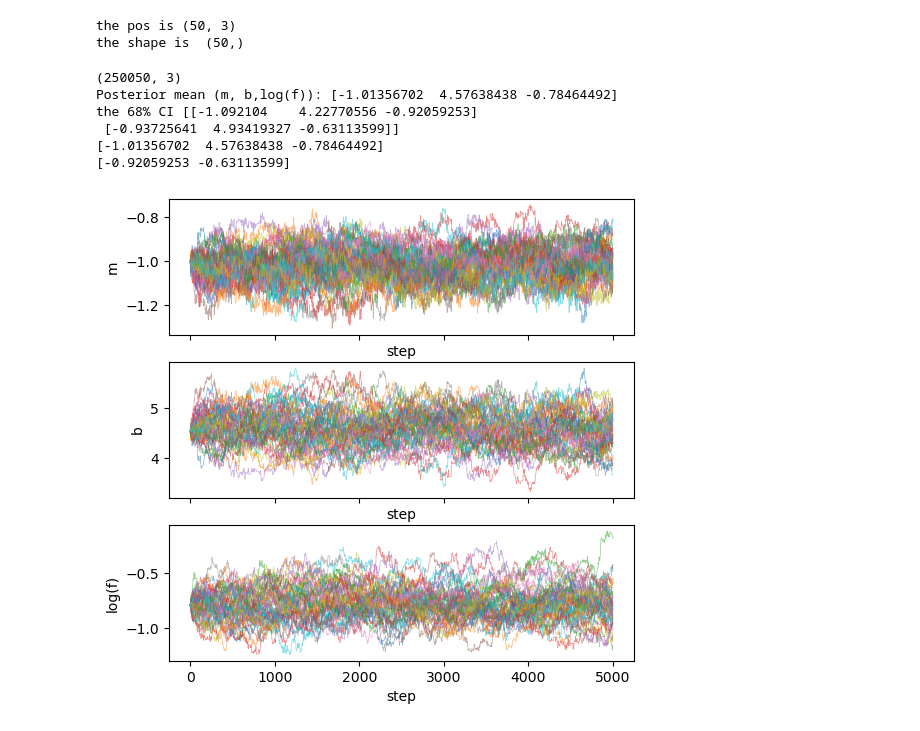
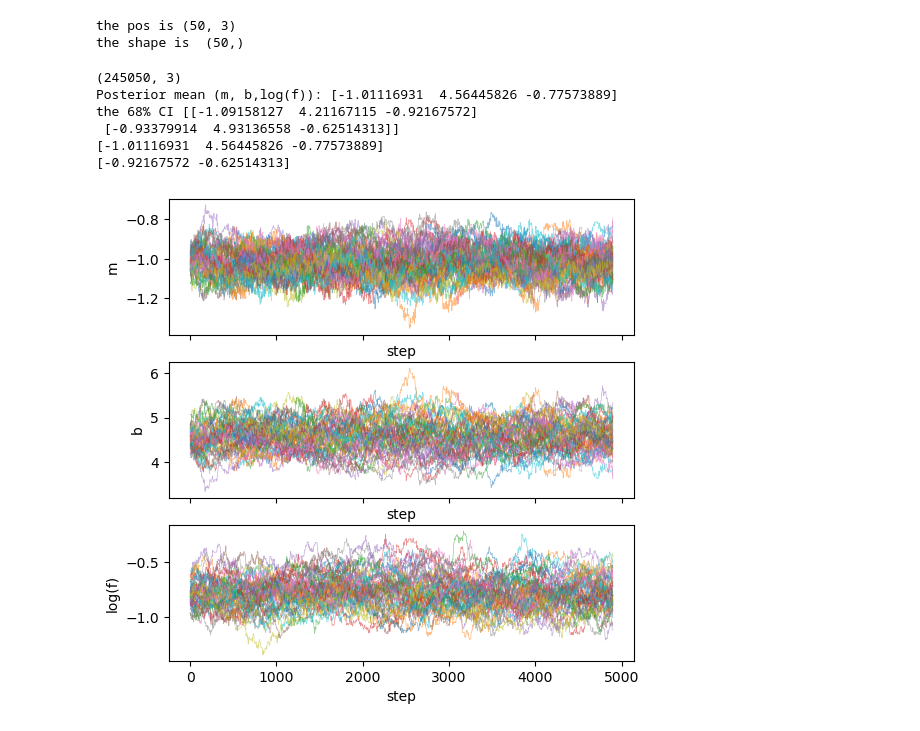
Before and after one commit to thaynecurrie/phys7903_fall2026, a Jupyter notebook: ScientificPythonNotes/Bayesian_MCMC/Python_MCMC_part2a.ipynb, the cells around one changed output. Drawn from its saved outputs; the diff is of its cells as text; code cells hidden in the pictures.

```diff
--- a/ScientificPythonNotes/Bayesian_MCMC/Python_MCMC_part2a.ipynb
+++ b/ScientificPythonNotes/Bayesian_MCMC/Python_MCMC_part2a.ipynb
@@ -481,36 +481,36 @@ the pos is (50, 3)
 the shape is  (50,)
 # %%
 # Discard burn-in
-burn = 0
+burn = 100
 post = samples[:,burn:,:]
 samples2=post.reshape(nwalker*(nsteps-burn),-1)
 print(samples2.shape)
 
 print("Posterior mean (m, b,log(f)):", np.nanmedian(samples2,axis=0))
 print("the 68% CI",np.nanpercentile(samples2,[16,84],axis=0))
 
 blah=np.nanpercentile(samples2,50,axis=0)
 blah2=np.nanpercentile(samples2,[16,84],axis=0)
 print(blah)
 print(blah2[:,2])
 
 labels=['m','b','log(f)']
 
 fig, axes = plt.subplots(3, 1, figsize=(6,6), sharex=True)
 for i,ax in enumerate(axes):
  for walker in range(nwalker):
         ax.plot(post[walker, :, i], alpha=0.5, lw=0.5)
  ax.set_xlabel('step')
  ax.set_ylabel(labels[i])
 plt.show()
 # %% [output]
-(250050, 3)
-Posterior mean (m, b,log(f)): [-1.01356702  4.57638438 -0.78464492]
-the 68% CI [[-1.092104    4.22770556 -0.92059253]
- [-0.93725641  4.93419327 -0.63113599]]
-[-1.01356702  4.57638438 -0.78464492]
-[-0.92059253 -0.63113599]
+(245050, 3)
+Posterior mean (m, b,log(f)): [-1.01116931  4.56445826 -0.77573889]
+the 68% CI [[-1.09158127  4.21167115 -0.92167572]
+ [-0.93379914  4.93136558 -0.62514313]]
+[-1.01116931  4.56445826 -0.77573889]
+[-0.92167572 -0.62514313]
-[figure, old version]
+[figure, new version]
 # %%
 fig = corner.corner(samples2,show_titles=True,truths=[m_true, b_true, np.log(f_true)],
                      labels=labels,plot_datapoints=True,quantiles=[0.16, 0.5, 0.84])
```
Also changed, not shown: parts of 3 cells of this notebook, 15 other files.
